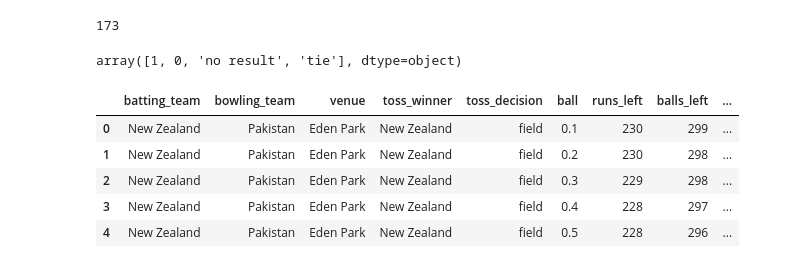
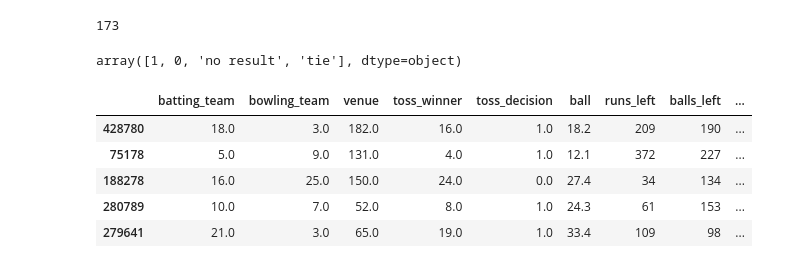
Before and after one commit to AsifRifat/Cricket-Outcome-Predictor, a Jupyter notebook: CricketWinProbabilityPrediction.ipynb, the cells around one changed output. Drawn from its saved outputs; the diff is of its cells as text; code cells hidden in the pictures.

```diff
--- a/CricketWinProbabilityPrediction.ipynb
+++ b/CricketWinProbabilityPrediction.ipynb
@@ -365,12 +368,3 @@ final_df = final_df[final_df.winner != 'no result']
 # %%
 final_df = final_df[['batting_team','bowling_team','venue','toss_winner','toss_decision','ball','runs_left','balls_left',
                      'wicket_left','runs_last10','wicket_last10','crr','rrr','target','winner']]
-# %%
-final_df.head()
-# %% [output]
-|  | batting_team | bowling_team | venue | toss_winner | toss_decision | ball | runs_left | balls_left | ... |
-| 0 | New Zealand | Pakistan | Eden Park | New Zealand | field | 0.1 | 230 | 299 | ... |
-| 1 | New Zealand | Pakistan | Eden Park | New Zealand | field | 0.2 | 230 | 298 | ... |
-| 2 | New Zealand | Pakistan | Eden Park | New Zealand | field | 0.3 | 229 | 298 | ... |
-| 3 | New Zealand | Pakistan | Eden Park | New Zealand | field | 0.4 | 228 | 297 | ... |
-| 4 | New Zealand | Pakistan | Eden Park | New Zealand | field | 0.5 | 228 | 296 | ... |
@@ -377,3 +376,12 @@ final_df.head()
+# %%
+final_df.sample(5)
+# %% [output]
+|  | batting_team | bowling_team | venue | toss_winner | toss_decision | ball | runs_left | balls_left | ... |
+| 428780 | 18.0 | 3.0 | 182.0 | 16.0 | 1.0 | 18.2 | 209 | 190 | ... |
+| 75178 | 5.0 | 9.0 | 131.0 | 4.0 | 1.0 | 12.1 | 372 | 227 | ... |
+| 188278 | 16.0 | 25.0 | 150.0 | 24.0 | 0.0 | 27.4 | 34 | 134 | ... |
+| 280789 | 10.0 | 7.0 | 52.0 | 8.0 | 1.0 | 24.3 | 61 | 153 | ... |
+| 279641 | 21.0 | 3.0 | 65.0 | 19.0 | 1.0 | 33.4 | 109 | 98 | ... |
 # %%
 final_df.info()
 # %% [output]
```
Also changed, not shown: parts of 14 cells of this notebook.
